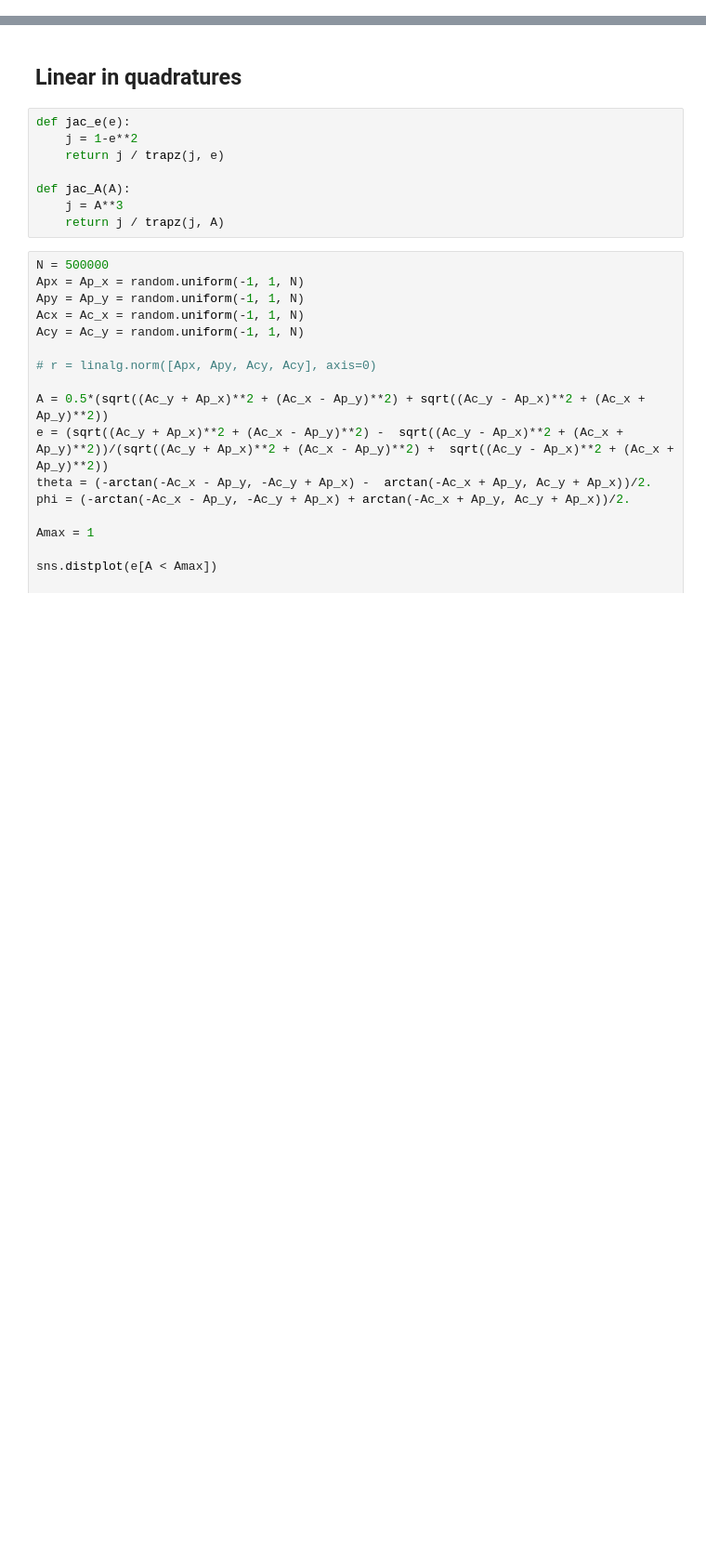
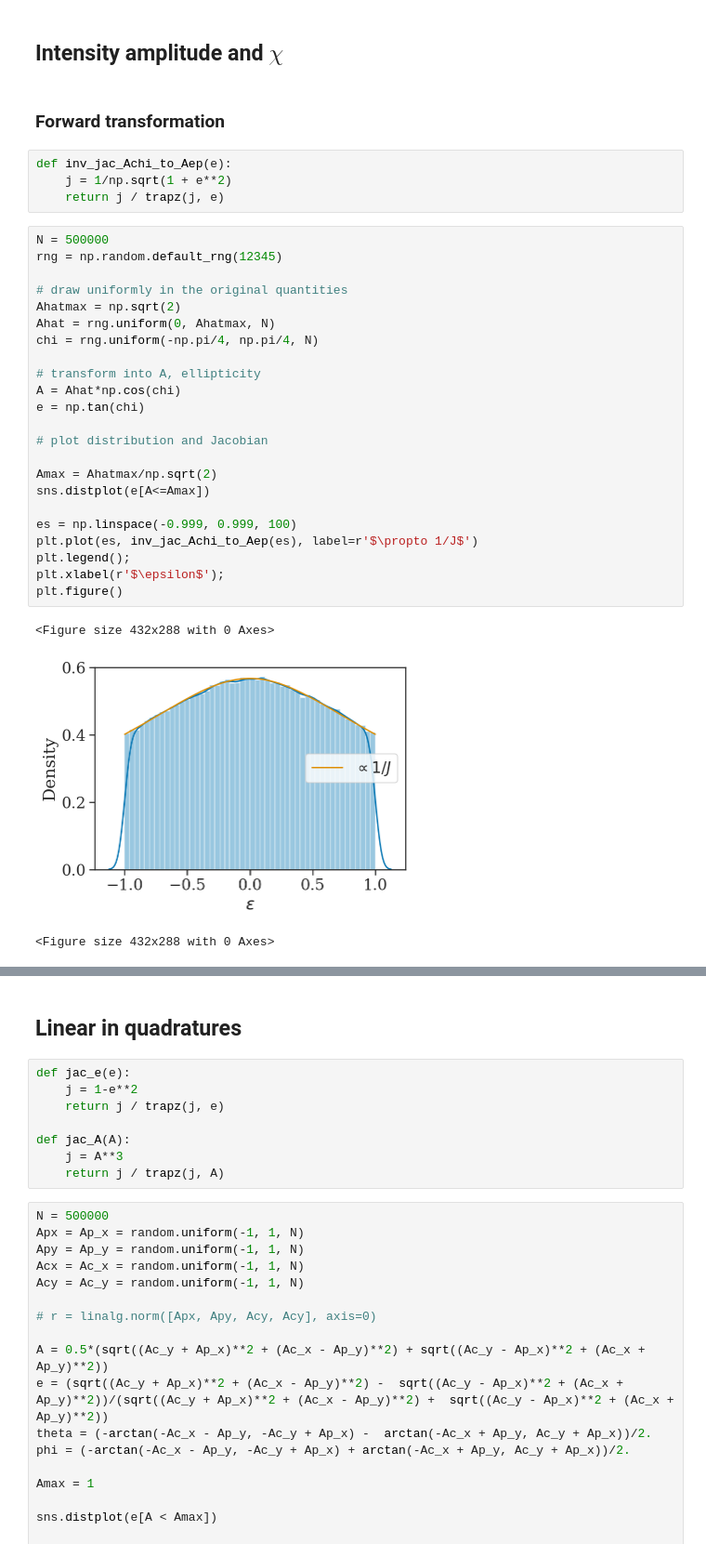
Before and after one commit to maxisi/gwpols, a Jupyter notebook: notebooks/jacobians.ipynb, the cells around one changed output, grey strips where cells are left out. Shown at 93% size. Cells and saved outputs as stored; diff of their text form; blank space fills up the shorter version.

Commit message:
Achi jacobian plot

```diff
--- a/notebooks/jacobians.ipynb
+++ b/notebooks/jacobians.ipynb
@@ -14,3 +16,38 @@ sns.set(context='notebook', palette='colorblind', style='ticks',
 import warnings
 warnings.simplefilter(action='ignore', category=FutureWarning)
 warnings.simplefilter(action='ignore', category=UserWarning)
+# %% [markdown]
+## Intensity amplitude and $\chi$
+# %% [markdown]
+### Forward transformation
+# %%
+def inv_jac_Achi_to_Aep(e):
+    j = 1/np.sqrt(1 + e**2)
+    return j / trapz(j, e)
+# %%
+N = 500000
+rng = np.random.default_rng(12345)
+
+# draw uniformly in the original quantities
+Ahatmax = np.sqrt(2)
+Ahat = rng.uniform(0, Ahatmax, N)
+chi = rng.uniform(-np.pi/4, np.pi/4, N)
+
+# transform into A, ellipticity
+A = Ahat*np.cos(chi)
+e = np.tan(chi)
+
+# plot distribution and Jacobian
+
+Amax = Ahatmax/np.sqrt(2)
+sns.distplot(e[A<=Amax])
+
+es = np.linspace(-0.999, 0.999, 100)
+plt.plot(es, inv_jac_Achi_to_Aep(es), label=r'$\propto 1/J$')
+plt.legend();
+plt.xlabel(r'$\epsilon$');
+plt.figure()
+# %% [output]
+<Figure size 432x288 with 0 Axes>
+[figure, added]
+<Figure size 432x288 with 0 Axes>
```
Also changed, not shown: parts of 9 cells of this notebook, 2 other files.
